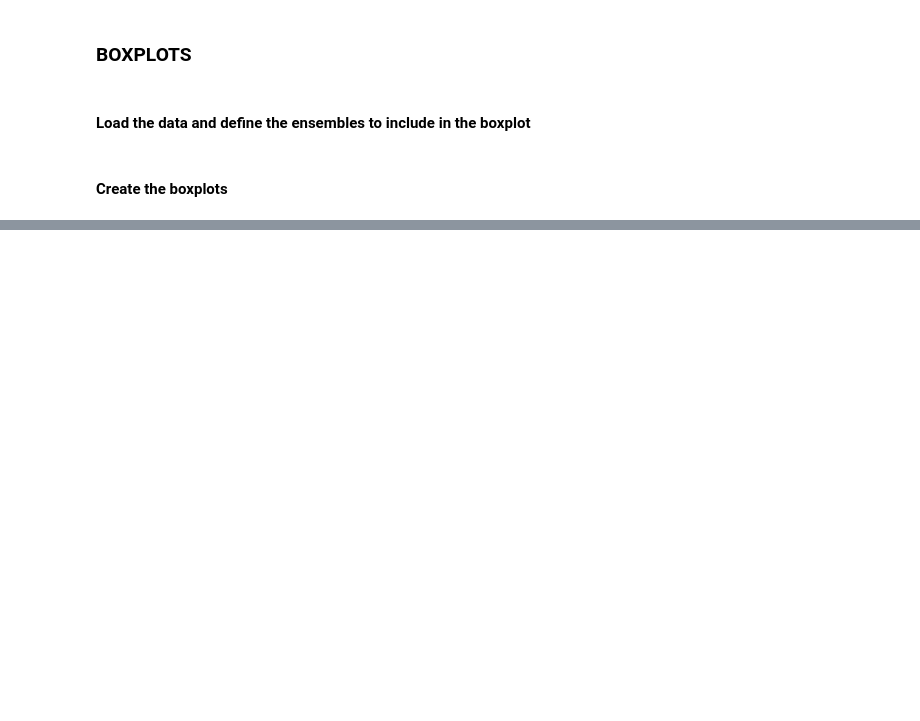
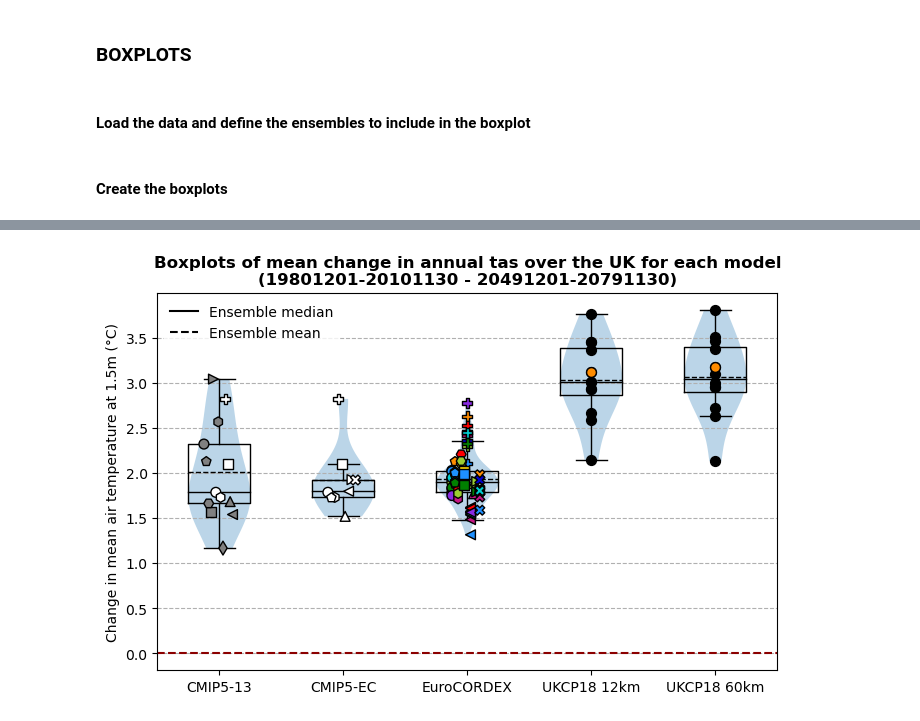
Before and after one commit to clairbarnes/plot-explorer-binder, a Jupyter notebook: boxplots.ipynb, the cells around one changed output, grey strips where cells are left out. Cells and saved outputs as stored; diff of their text form; code cells hidden in the pictures; blank space fills up the shorter version.

```diff
--- a/boxplots.ipynb
+++ b/boxplots.ipynb
@@ -107,0 +23,74 @@ else:
+# %%
+fig, ax = plt.subplots(figsize = (8,5), dpi= 100, facecolor='w', edgecolor='k')
+
+#~~~~~~~~~~~~~~~~~~~~~~~~~~~~~~~~~~~~~~~~~~~~~~~~~~~~~~~~~~~
+## BOXPLOTS AND VIOLINPLOTS
+
+# create the violinplots and boxplots from the mean values
+ax.violinplot(means.values(), showextrema = False)
+ax.boxplot(means.values(), labels = means.keys(), meanline = True, showmeans = True, zorder = 3, meanprops = {"color" : "black"}, medianprops = {"color" : "black"}, flierprops = {"marker" : ""})
+
+# add a dashed line for the baseline (represents HadUK-grid observations if looking at evaluation period; set to 0 for future changes)
+if "hline" in da.attrs:
+    ax.axhline(da.hline, color = "darkred", ls = "--")
+
+# add horizontal, dashed gridlines
+ax.grid(axis = "y", ls = "--")
+
+
+#~~~~~~~~~~~~~~~~~~~~~~~~~~~~~~~~~~~~~~~~~~~~~~~~~~~~~~~~~~~
+## ADD POINTS TO REPRESENT INDIVIDUAL RUNS
+
+# CMIP and CORDEX runs (colour denotes RCM, marker denotes GCM)
+for ens_name in ["CMIP5-13", "CMIP5-EC", "EuroCORDEX", "ERA-EuroCORDEX"]:
+    if ens_name in means.keys():
+
+        # add jitter to each GCM to make easier to see
+        runs = da.sel(run = da.ensemble == ens_name).run.str.replace("p1_.+", "p1").values
+        nr = len(set(runs))
+        j = 0.25 / nr     # width of offset - set to 0 to remove jitter
+        jitter = {k : round(j * (x - nr/2), 5) for k, x in zip(sorted(set(runs)), range(nr))}
+
+        # identify column & points
+        i = list(means.keys()).index(ens_name) + 1
+        py = means[ens_name]
+
+        # draw points
+        mscatter([i + jitter[r] for r in runs], py, m = run_markers(da.sel(run = da.ensemble == ens_name)), c = run_colours(da.sel(run = da.ensemble == ens_name)),
+                 edgecolor = "k", s = 50, zorder = 5, ax = ax)
+
+# UKCP18 runs (all same symbol, unperturbed run is highlighted)
+for ens_name in ["UKCP18 12km", "UKCP18 60km"]:
+    if ens_name in means.keys():
+        i = list(means.keys()).index(ens_name) + 1
+        px = means[ens_name]
+
+        ax.scatter(np.repeat(i, len(px)), px, color = "black", marker = "o", edgecolor = "k", zorder = 5, s = 50)
+        ax.scatter(i, da.sel(run = da.ensemble == ens_name).sel(run = "01"), color = "darkorange", marker = "o", edgecolor = "k", zorder = 5, s = 50)
+
+#~~~~~~~~~~~~~~~~~~~~~~~~~~~~~~~~~~~~~~~~~~~~~~~~~~~~~~~~~~~
+## TITLES, AXIS LABELS, LEGEND
+
+# add a title
+if da.period in ["19890101-20081231", "19801201-20101130"]:
+    ax.set_title("Boxplots of mean "+da.season.values[0]+" "+da.name+" over the UK for each model\n("+da.period.values[0]+")", fontweight = "bold")
+else:
+    ax.set_title("Boxplots of mean change in "+da.season.values[0]+" "+da.name+" over the UK for each model\n(19801201-20101130 - "+da.period.values[0]+")", fontweight = "bold")
+
+# add y-axis label
+if da.period in ["19890101-20081231", "19801201-20101130"]:
+    ax.set_ylabel(var_cv[da.name]["plot_label"])
+else:
+    ax.set_ylabel("Change in "+lc(var_cv[da.name]["plot_label"]))
+
+# create legend for boxplots
+bplot_handles = [matplotlib.lines.Line2D([], [], color = c, linestyle = s) for c, s in zip(["black", "black", "darkred"], ["-", "--", "--"])]
+bplot_labels = ["Ensemble median", "Ensemble mean", "Observed"]
+
+# contents of legend depends on whether we're looking at the evaluation period or not
+if da.period in ["19890101-20081231"]:
+    ax.legend(handles = bplot_handles, labels = bplot_labels, edgecolor = "white", loc = "best")
+else:
+    ax.legend(handles = bplot_handles[:2], labels = bplot_labels[:2], edgecolor = "white", loc = "best")
+# %% [output]
+[figure, added]
```
Also changed, not shown: parts of 4 cells of this notebook.
